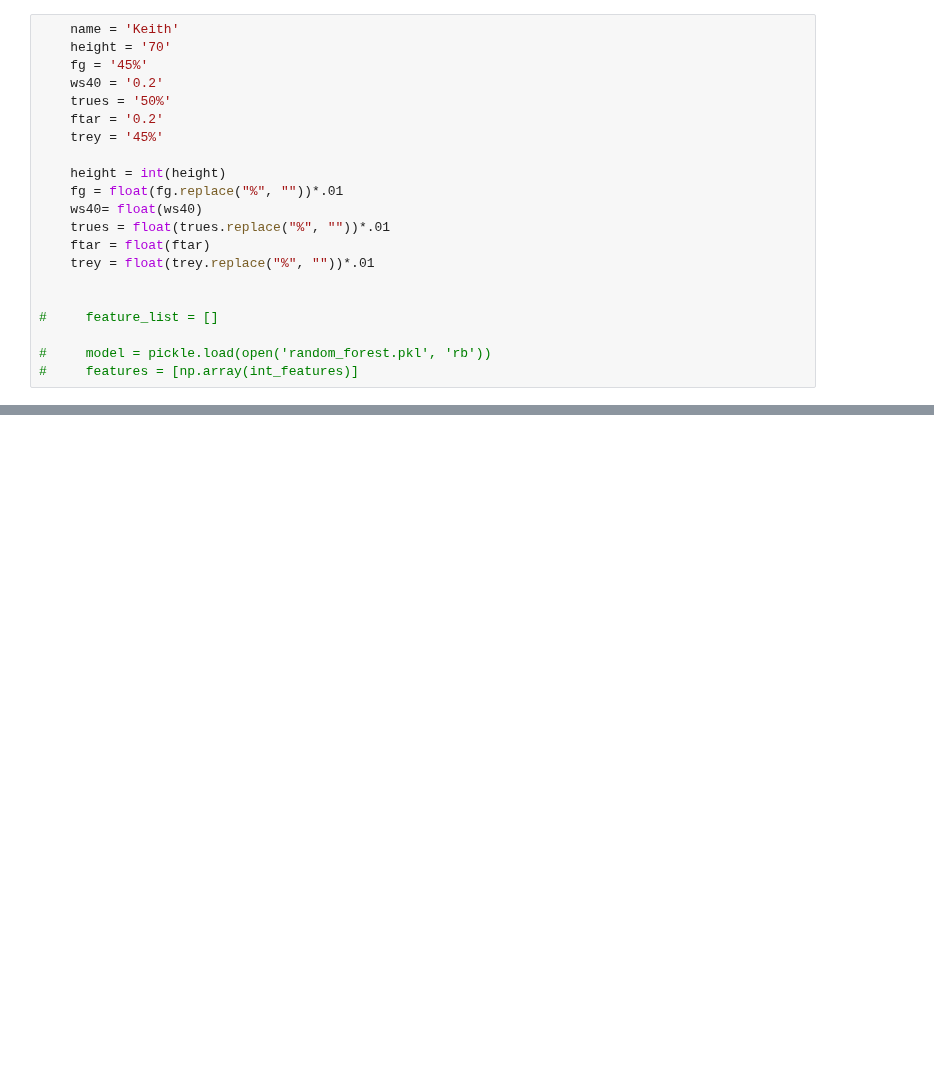
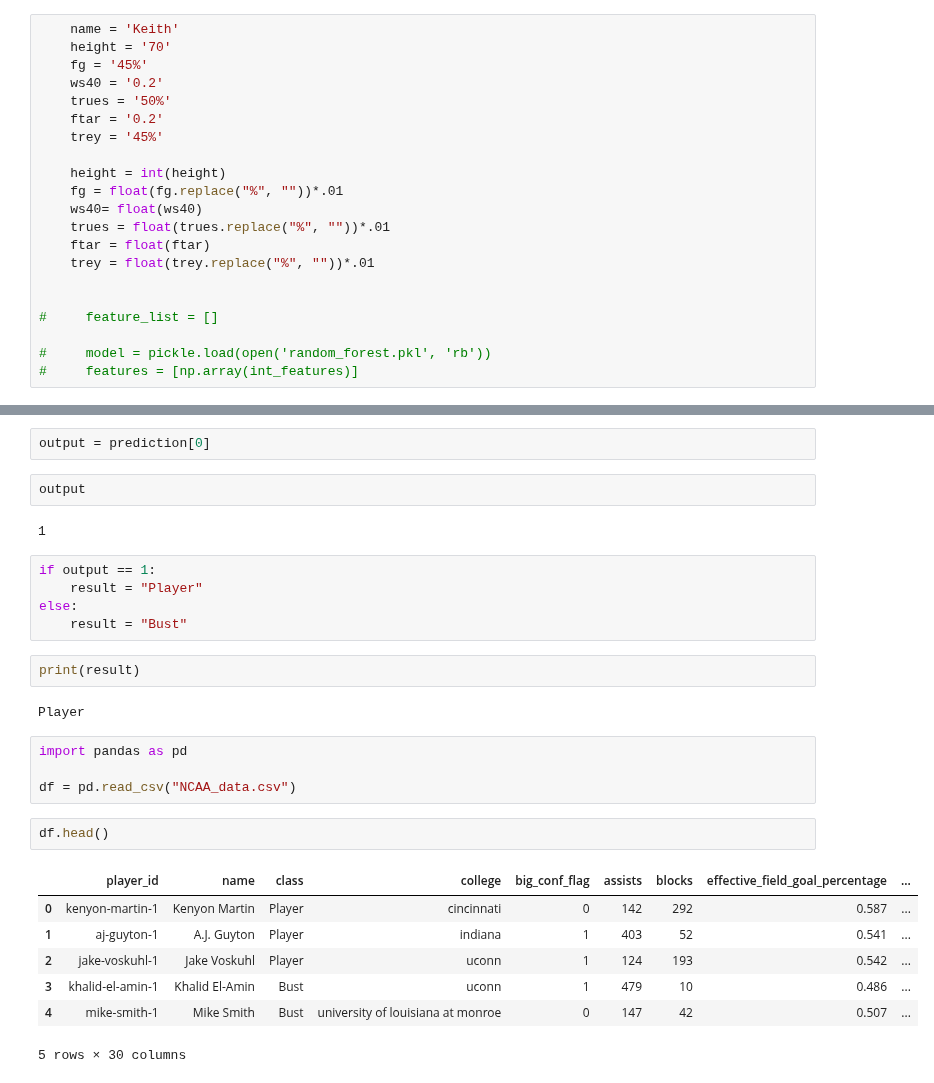
Before and after one commit to woodfin8/Draft_Machine, a Jupyter notebook: app.ipynb, the cells around one changed output, grey strips where cells are left out. Saved outputs shown, nothing was run; the diff lists cells and outputs as text; blank space fills up the shorter version.

```diff
--- a/app.ipynb
+++ b/app.ipynb
@@ -62,0 +72,29 @@ feature_list = [height, fg, ws40, trues, ftar, trey]
+# %%
+output = prediction[0]
+# %%
+output
+# %% [output]
+1
+# %%
+if output == 1:
+    result = "Player"
+else:
+    result = "Bust"
+# %%
+print(result)
+# %% [output]
+Player
+# %%
+import pandas as pd
+
+df = pd.read_csv("NCAA_data.csv")
+# %%
+df.head()
+# %% [output]
+|  | player_id | name | class | college | big_conf_flag | assists | blocks | effective_field_goal_percentage | ... |
+| 0 | kenyon-martin-1 | Kenyon Martin | Player | cincinnati | 0 | 142 | 292 | 0.587 | ... |
+| 1 | aj-guyton-1 | A.J. Guyton | Player | indiana | 1 | 403 | 52 | 0.541 | ... |
+| 2 | jake-voskuhl-1 | Jake Voskuhl | Player | uconn | 1 | 124 | 193 | 0.542 | ... |
+| 3 | khalid-el-amin-1 | Khalid El-Amin | Bust | uconn | 1 | 479 | 10 | 0.486 | ... |
+| 4 | mike-smith-1 | Mike Smith | Bust | university of louisiana at monroe | 0 | 147 | 42 | 0.507 | ... |
+5 rows × 30 columns
```
Also changed, not shown: parts of 7 cells of this notebook, 4 other files.
